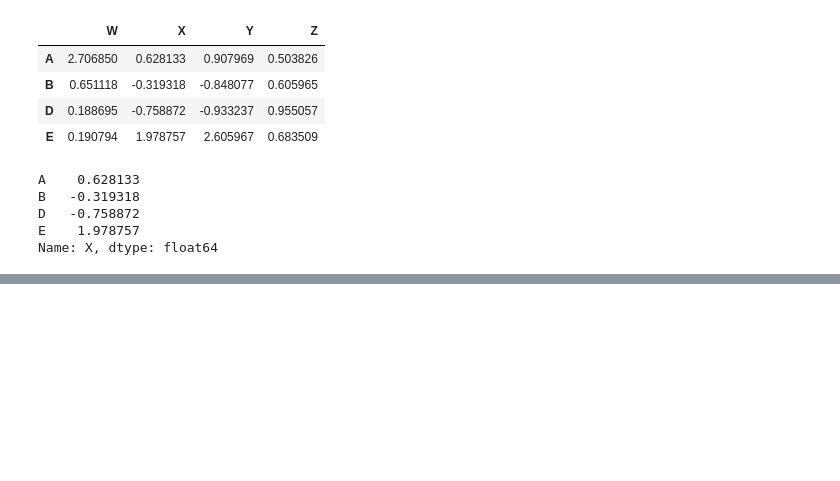
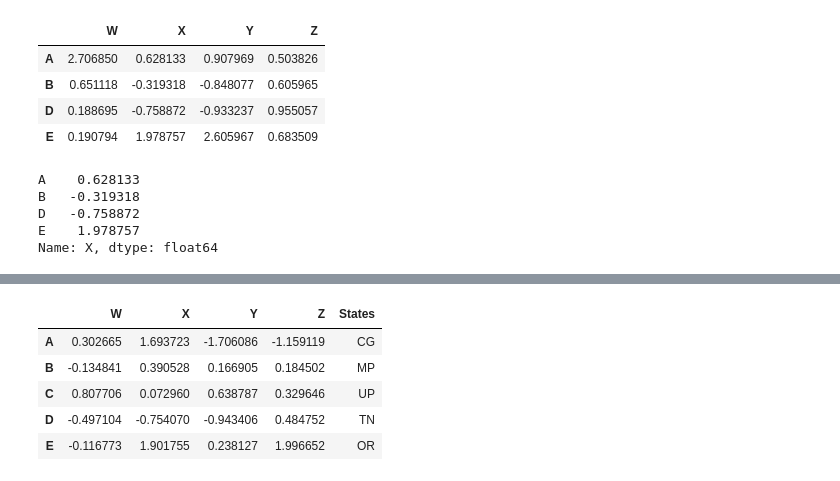
Before and after one commit to AnmolTomer/ml_bootcamp_udemy, a Jupyter notebook: 06. Python for Data Analysis - Pandas/6.3 data_frames.ipynb, the cells around one changed output, grey strips where cells are left out. Cells and saved outputs as stored; diff of their text form; code cells hidden in the pictures; blank space fills up the shorter version.

```diff
--- a/06. Python for Data Analysis - Pandas/6.3 data_frames.ipynb
+++ b/06. Python for Data Analysis - Pandas/6.3 data_frames.ipynb
@@ -323,0 +482,6 @@ df[df['W']>] # Return the dataframe where column value of W > 0 i.e. All Rows
+# %%
+# To make the states column as index make use of method set_index
+df.set_index('States') # States column becomes the index.
+# Note : Unless you retain the information of your old index, set_index will overwrite the old index and you
+# won't be able to retain the old index information as a new column.
+# df remains similar to originally defined as inplace = False which is by default.
@@ -323,0 +496,9 @@ df[df['W']>] # Return the dataframe where column value of W > 0 i.e. All Rows
+# %%
+df
+# %% [output]
+|  | W | X | Y | Z | States |
+| A | 0.302665 | 1.693723 | -1.706086 | -1.159119 | CG |
+| B | -0.134841 | 0.390528 | 0.166905 | 0.184502 | MP |
+| C | 0.807706 | 0.072960 | 0.638787 | 0.329646 | UP |
+| D | -0.497104 | -0.754070 | -0.943406 | 0.484752 | TN |
+| E | -0.116773 | 1.901755 | 0.238127 | 1.996652 | OR |
```
Also changed, not shown: parts of 29 cells of this notebook.
